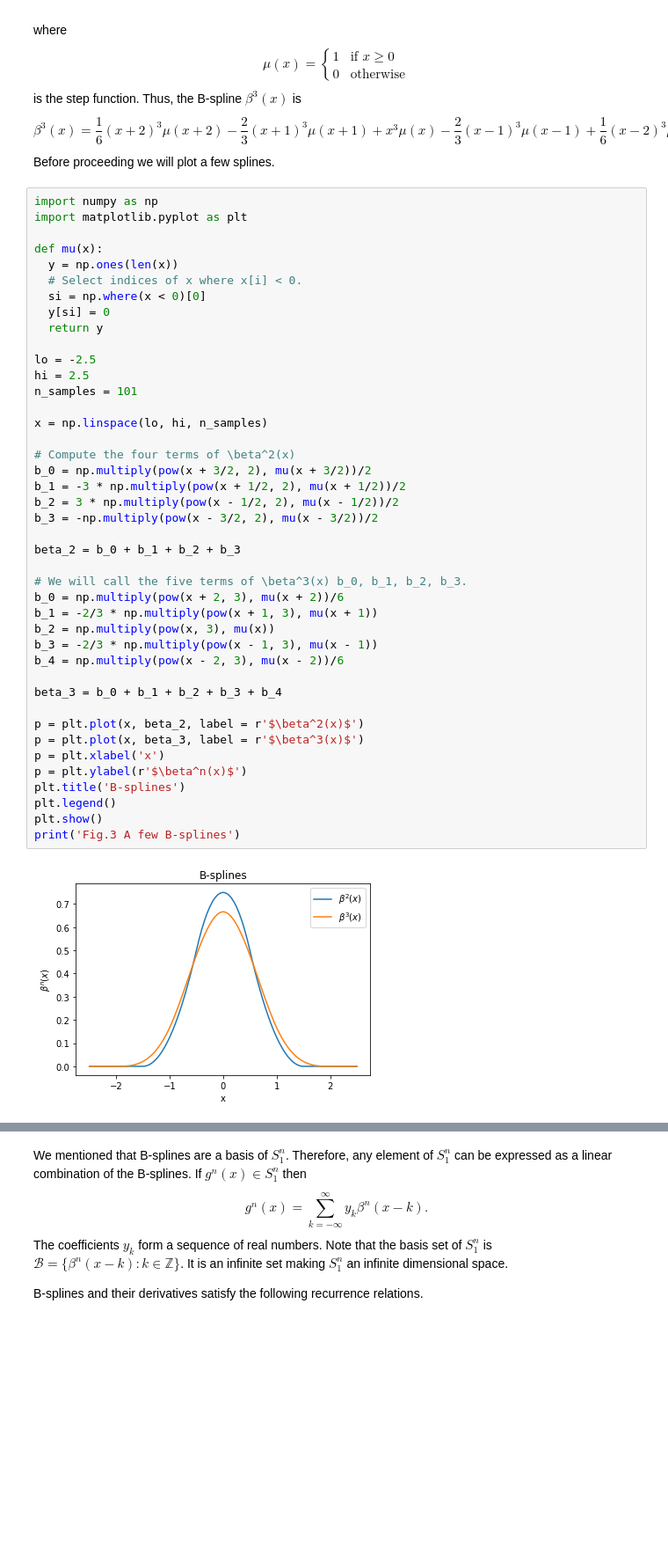
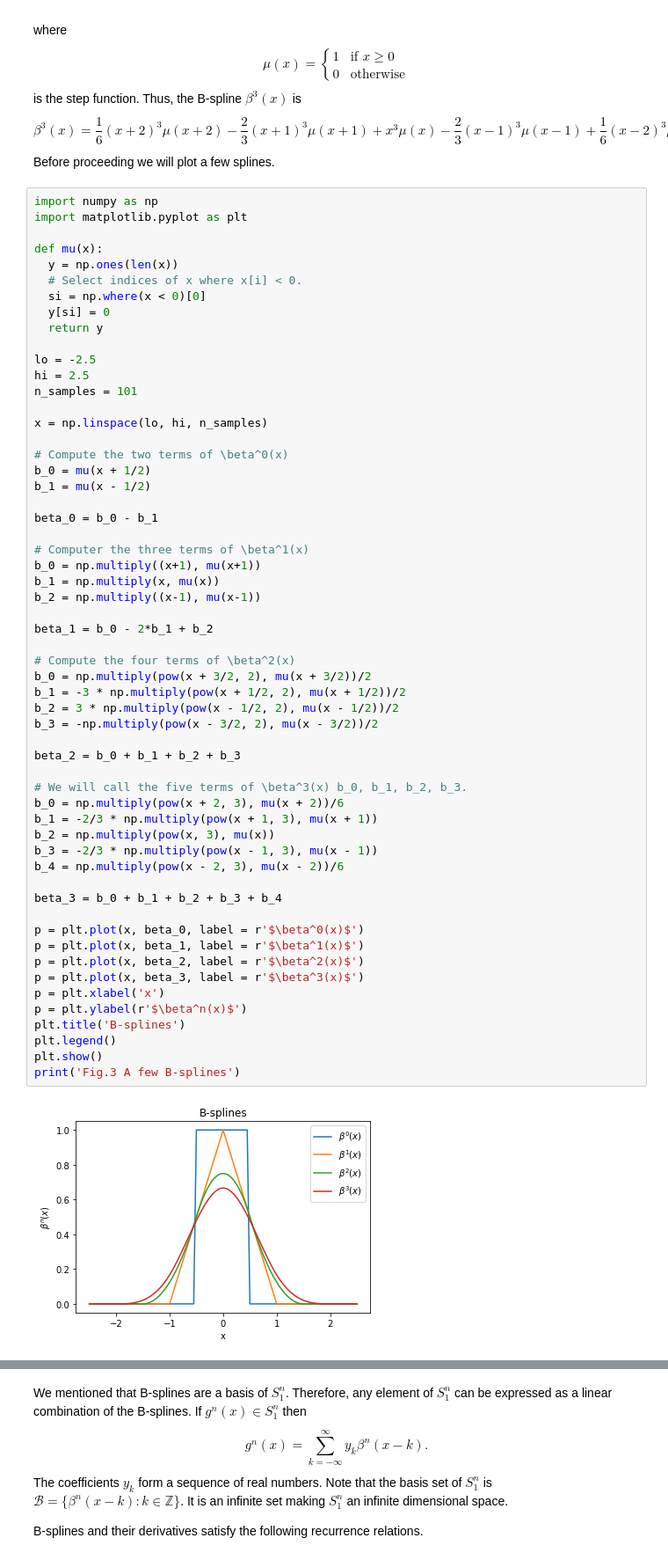
Before and after one commit to amey-joshi/am, a Jupyter notebook: p3/m2p_B01_B_ImageSplines_Version_2.ipynb, the cells around one changed output, grey strips where cells are left out. Shown at 88% size. Cells and saved outputs as stored; diff of their text form; blank space fills up the shorter version.

```diff
--- a/p3/m2p_B01_B_ImageSplines_Version_2.ipynb
+++ b/p3/m2p_B01_B_ImageSplines_Version_2.ipynb
@@ -272,34 +272,49 @@ hi = 2.5
 n_samples = 101
 
 x = np.linspace(lo, hi, n_samples)
+
+# Compute the two terms of \beta^0(x)
+b_0 = mu(x + 1/2)
+b_1 = mu(x - 1/2)
+
+beta_0 = b_0 - b_1
+
+# Computer the three terms of \beta^1(x)
+b_0 = np.multiply((x+1), mu(x+1))
+b_1 = np.multiply(x, mu(x))
+b_2 = np.multiply((x-1), mu(x-1))
+
+beta_1 = b_0 - 2*b_1 + b_2
 
 # Compute the four terms of \beta^2(x)
 b_0 = np.multiply(pow(x + 3/2, 2), mu(x + 3/2))/2
 b_1 = -3 * np.multiply(pow(x + 1/2, 2), mu(x + 1/2))/2
 b_2 = 3 * np.multiply(pow(x - 1/2, 2), mu(x - 1/2))/2
 b_3 = -np.multiply(pow(x - 3/2, 2), mu(x - 3/2))/2
 
 beta_2 = b_0 + b_1 + b_2 + b_3
 
 # We will call the five terms of \beta^3(x) b_0, b_1, b_2, b_3.
 b_0 = np.multiply(pow(x + 2, 3), mu(x + 2))/6
 b_1 = -2/3 * np.multiply(pow(x + 1, 3), mu(x + 1))
 b_2 = np.multiply(pow(x, 3), mu(x))
 b_3 = -2/3 * np.multiply(pow(x - 1, 3), mu(x - 1))
 b_4 = np.multiply(pow(x - 2, 3), mu(x - 2))/6
 
 beta_3 = b_0 + b_1 + b_2 + b_3 + b_4
 
+p = plt.plot(x, beta_0, label = r'$\beta^0(x)$')
+p = plt.plot(x, beta_1, label = r'$\beta^1(x)$')
 p = plt.plot(x, beta_2, label = r'$\beta^2(x)$')
 p = plt.plot(x, beta_3, label = r'$\beta^3(x)$')
 p = plt.xlabel('x')
 p = plt.ylabel(r'$\beta^n(x)$')
 plt.title('B-splines')
 plt.legend()
 plt.show()
 print('Fig.3 A few B-splines')
 # %% [output]
-[figure, old version]
+[figure, new version]
 Fig.3 A few B-splines
 # %% [markdown]
 We mentioned that B-splines are a basis of $S_1^n$. Therefore, any element of $S_1^n$ can be expressed as a linear combination of the B-splines. If $g^n(x) \in S_1^n$ then
```
Also changed, not shown: parts of 1 cell of this notebook.
